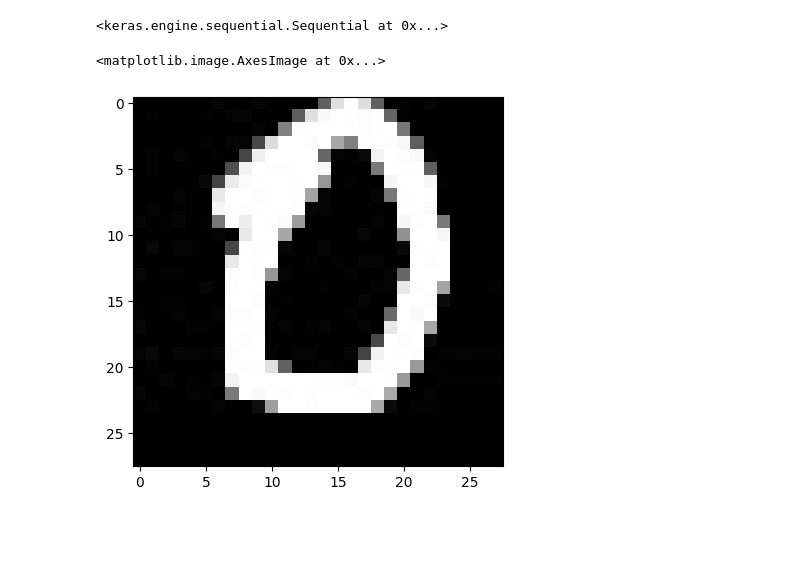
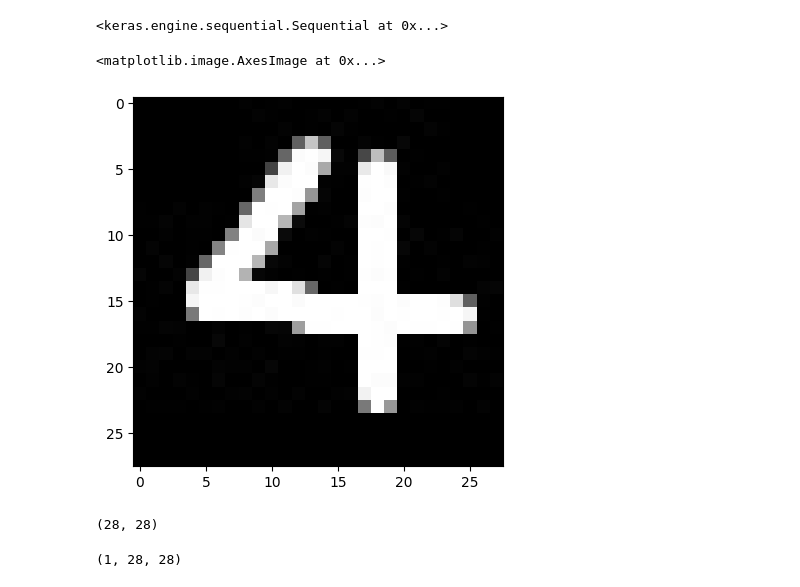
Before and after one commit to NoirCade/SeSAC, a Jupyter notebook: practice/day31/mnist_test.ipynb, the cells around one changed output. Saved outputs shown, nothing was run; the diff lists cells and outputs as text; code cells hidden in the pictures; blank space fills up the shorter version.

```diff
--- a/practice/day31/mnist_test.ipynb
+++ b/practice/day31/mnist_test.ipynb
@@ -15,9 +15,18 @@ loaded_model
 <keras.engine.sequential.Sequential at 0x...>
 # %%
 # 이미지 준비
-img = Image.open('../../data/img/mni0.jpg').resize((28, 28)).convert('L')
+img = Image.open('../../data/img/mni4.jpg').resize((28, 28)).convert('L')
 img = np.array(img); img = (255 - img)/255.0;
 plt.imshow(img, cmap = 'gray')
 # %% [output]
 <matplotlib.image.AxesImage at 0x...>
-[figure, old version]
+[figure, new version]
+# %%
+img.shape
+# %% [output]
+(28, 28)
+# %%
+input_img = img.reshape(1, 28, 28)
+input_img.shape
+# %% [output]
+(1, 28, 28)
```
Also changed, not shown: parts of 3 cells of this notebook, 7 other files.
